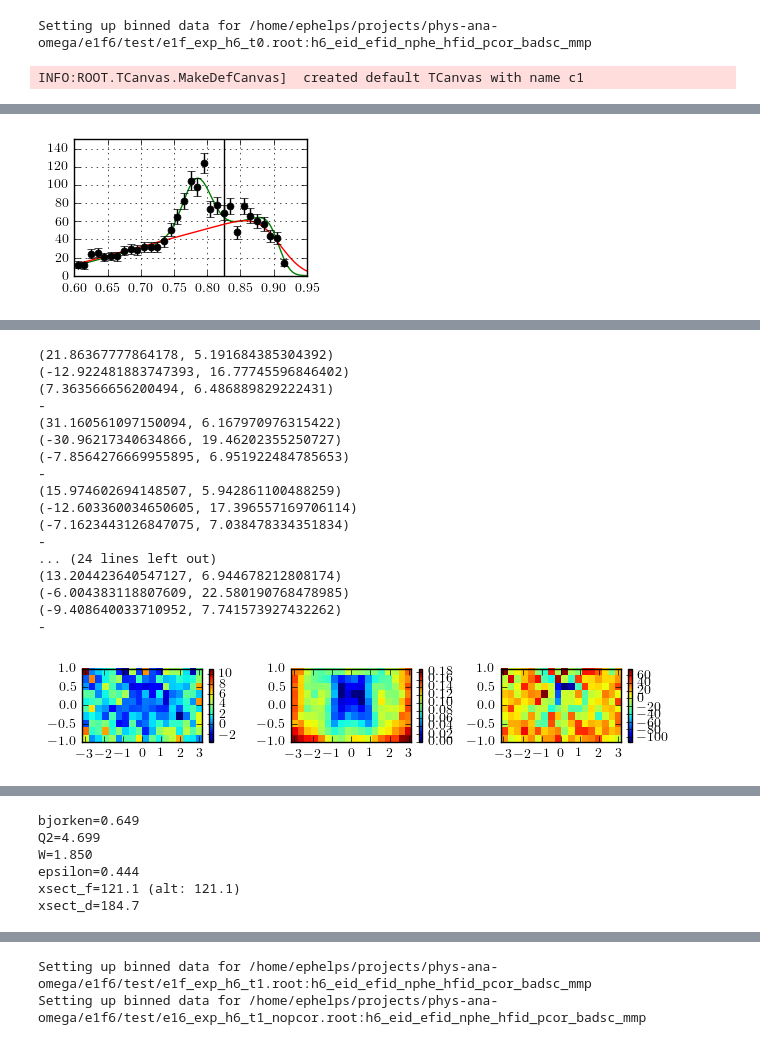
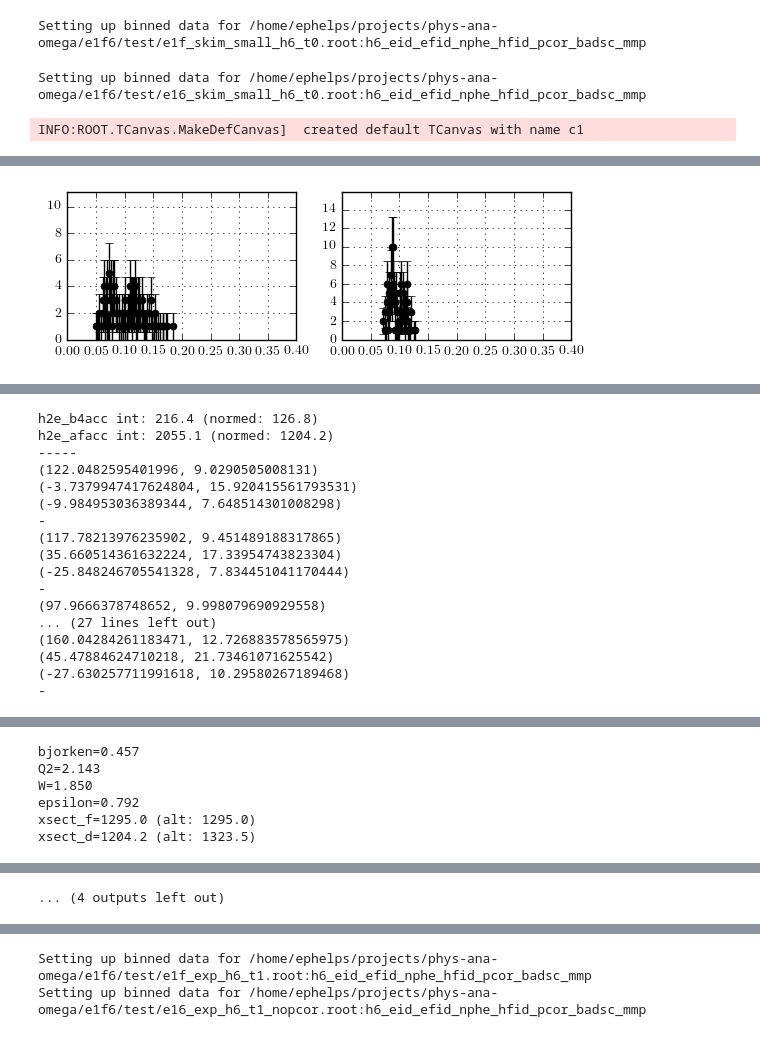
Before and after one commit to evan-phelps/phys-ana-omega, a Jupyter notebook: worksheets/ExpData.ipynb, the cells around one changed output, grey strips where cells are left out. Saved outputs shown, nothing was run; the diff lists cells and outputs as text; code cells hidden in the pictures.

```diff
--- a/worksheets/ExpData.ipynb
+++ b/worksheets/ExpData.ipynb
@@ -390,16 +416,22 @@ def xsects(W0, W1, Q2ranges, parms=parms_t0):
         # is (parm_value, parm_error).
     return (e16_xsects, e1f_xsects)
 # %%
-def get_exp_parms(q2str, name=None, wmax=2.6, q2ranges=None):
+def get_exp_parms(q2str, name=None, wmax=2.6, q2ranges=None, fn_h2rad='../e1f6/test/hQ2W_rad_corr.root'): #fn_h2rad=None):
     if name is None:
         name = q2str
     parms = InputParms(name)
     parms.e16_sim_fn = 'e16_sim_skim_top1_%s_ho.root'%q2str
     parms.e16_h6r_fn = parms.e16_sim_fn
-    parms.e16_exp_fn = 'e16_exp_h6_t0_nopcor.root' #'e16_exp_h6_top1.root'
+    parms.e16_exp_fn = 'e16_skim_small_h6_t0.root' #'e16_exp_h6_t0_nopcor.root' #'e16_exp_h6_top1.root'
     parms.e1f_sim_fn = 'e1f_sim_skim_top1_%s_ho.root'%q2str
     parms.e1f_h6r_fn = parms.e1f_sim_fn
-    parms.e1f_exp_fn = 'e1f_exp_h6_t0.root'
+    parms.e1f_exp_fn = 'e1f_skim_small_h6_t0.root' #'e1f_exp_h6_t0.root'
+    parms.h2rad = None
+    if fn_h2rad is not None:
+        with root_open(fn_h2rad) as fin:
+            h2rad = fin['hQ2W_corr']
+            h2rad.SetDirectory(0)
+            parms.h2rad = asrootpy(h2rad)
     if q2ranges is None:
         (q2_0, q2_1) = [float(q2) for q2 in q2str.split('-')]
         parms.q2ranges = [[q2_0+0.16, q2_0+0.45],
@@ -407,6 +439,8 @@ def get_exp_parms(q2str, name=None, wmax=2.6, q2ranges=None):
     else:
         parms.q2ranges = q2ranges
     parms.wmax = wmax
+    parms.acc_lo = 0.015
+    parms.err_hi = 0.15
     return parms
 
 parms_exp_q2strs = ['1.75-2.75', '2.25-3.25', '2.75-3.75',
@@ -422,7 +456,7 @@ parms_exps[5].q2ranges=[[4.35,5.15]]
 # %%
 # (e16_xsects_t0, e1f_xsects_t0) = xsects(1.71, 2.3, [[2.85, 3.15], [3.15, 3.65]], parms_exps[2])
 # %%
-parms = parms_exps[5]
+parms = parms_exps[0]
 e1f_sim = SimData()
 e1f_sim.add_sim('%s/%s'%(parms.dirin,parms.e1f_sim_fn),
                 h6rdir=parms.e1f_h6r_dir,
@@ -430,10 +464,20 @@ e1f_sim.add_sim('%s/%s'%(parms.dirin,parms.e1f_sim_fn),
 e1f_binned = ExpData('%s/%s'%(parms.dirin, parms.e1f_exp_fn),
                      h6dir=parms.e1f_h6e_dir)
 # %% [output]
-Setting up binned data for /home/ephelps/projects/phys-ana-omega/e1f6/test/e1f_exp_h6_t0.root:h6_eid_efid_nphe_hfid_pcor_badsc_mmp
+Setting up binned data for /home/ephelps/projects/phys-ana-omega/e1f6/test/e1f_skim_small_h6_t0.root:h6_eid_efid_nphe_hfid_pcor_badsc_mmp
+# %%
+e16_sim = SimData()
+e16_sim.add_sim('%s/%s'%(parms.dirin,parms.e16_sim_fn),
+                h6rdir=parms.e16_h6r_dir,
+                h6rfn='%s/%s'%(parms.dirin,parms.e16_h6r_fn))
+e16_binned = ExpData('%s/%s'%(parms.dirin, parms.e16_exp_fn),
+                     h6dir=parms.e16_h6e_dir)
+# %% [output]
+Setting up binned data for /home/ephelps/projects/phys-ana-omega/e1f6/test/e16_skim_small_h6_t0.root:h6_eid_efid_nphe_hfid_pcor_badsc_mmp
 # %%
-e1f_exparms = (e1f_binned, e1f_sim, E1F_E0, E1F_LUM, 0.15)
-calc_diff_xsects(1.85, [4.35, 5.15], e1f_exparms, False)
+e1f_exparms = (e1f_binned, e1f_sim, E1F_E0, E1F_LUM, 0.15, 0.05)
+# calc_diff_xsects(2.4, [1.91, 2.20], e1f_exparms, False, parms.h2rad)
+calc_diff_xsects(1.85, [2, 2.30], e1f_exparms, False, parms.h2rad)
 
 # parms = parms_exps[5]
 # e16_sim = SimData()
@@ -443,7 +487,7 @@ calc_diff_xsects(1.85, [4.35, 5.15], e1f_exparms, False)
 # e16_binned = ExpData('%s/%s'%(parms.dirin, parms.e16_exp_fn),
 #                      h6dir=parms.e16_h6e_dir)
 
-# e16_exparms = (e16_binned, e16_sim, E16_E0, E16_LUM, 0.15)
-# calc_diff_xsects(1.85, [4.35, 4.65], e16_exparms, False)
+e16_exparms = (e16_binned, e16_sim, E16_E0, E16_LUM, 0.15, 0.025)
+calc_diff_xsects(1.85, [2, 2.30], e16_exparms, False, parms.h2rad)
 # %% [output]
 INFO:ROOT.TCanvas.MakeDefCanvas]  created default TCanvas with name c1
@@ -451 +495 @@ INFO:ROOT.TCanvas.MakeDefCanvas]  created default TCanvas with name c1
-[figure, old version]
+[figure, new version]
@@ -452,18 +497,17 @@ INFO:ROOT.TCanvas.MakeDefCanvas]  created default TCanvas with name c1
-(21.86367777864178, 5.191684385304392)
-(-12.922481883747393, 16.77745596846402)
-(7.363566656200494, 6.486889829222431)
+h2e_b4acc int: 216.4 (normed: 126.8)
+h2e_afacc int: 2055.1 (normed: 1204.2)
+-----
+(122.0482595401996, 9.0290505008131)
+(-3.7379947417624804, 15.920415561793531)
+(-9.984953036389344, 7.648514301008298)
 -
-(31.160561097150094, 6.167970976315422)
-(-30.96217340634866, 19.46202355250727)
-(-7.8564276669955895, 6.951922484785653)
+(117.78213976235902, 9.451489188317865)
+(35.660514361632224, 17.33954743823304)
+(-25.848246705541328, 7.834451041170444)
 -
-(15.974602694148507, 5.942861100488259)
-(-12.603360034650605, 17.396557169706114)
-(-7.1623443126847075, 7.038478334351834)
+(97.9666378748652, 9.998079690929558)
+... (27 lines left out)
+(160.04284261183471, 12.726883578565975)
+(45.47884624710218, 21.73461071625542)
+(-27.630257711991618, 10.29580267189468)
 -
-... (24 lines left out)
-(13.204423640547127, 6.944678212808174)
-(-6.004383118807609, 22.580190768478985)
-(-9.408640033710952, 7.741573927432262)
--
-[figure, old version]
@@ -471,6 +516,6 @@ INFO:ROOT.TCanvas.MakeDefCanvas]  created default TCanvas with name c1
-bjorken=0.649
-Q2=4.699
+bjorken=0.457
+Q2=2.143
 W=1.850
-epsilon=0.444
-xsect_f=121.1 (alt: 121.1)
-xsect_d=184.7
+epsilon=0.792
+xsect_f=1295.0 (alt: 1295.0)
+xsect_d=1204.2 (alt: 1323.5)
@@ -494,3 +542,4 @@ xsect_d=184.7
+... (4 outputs left out)
 # %%
 from scipy import optimize as so
 import pandas as pd
```
Also changed, not shown: parts of 22 cells of this notebook, 11 other files.
